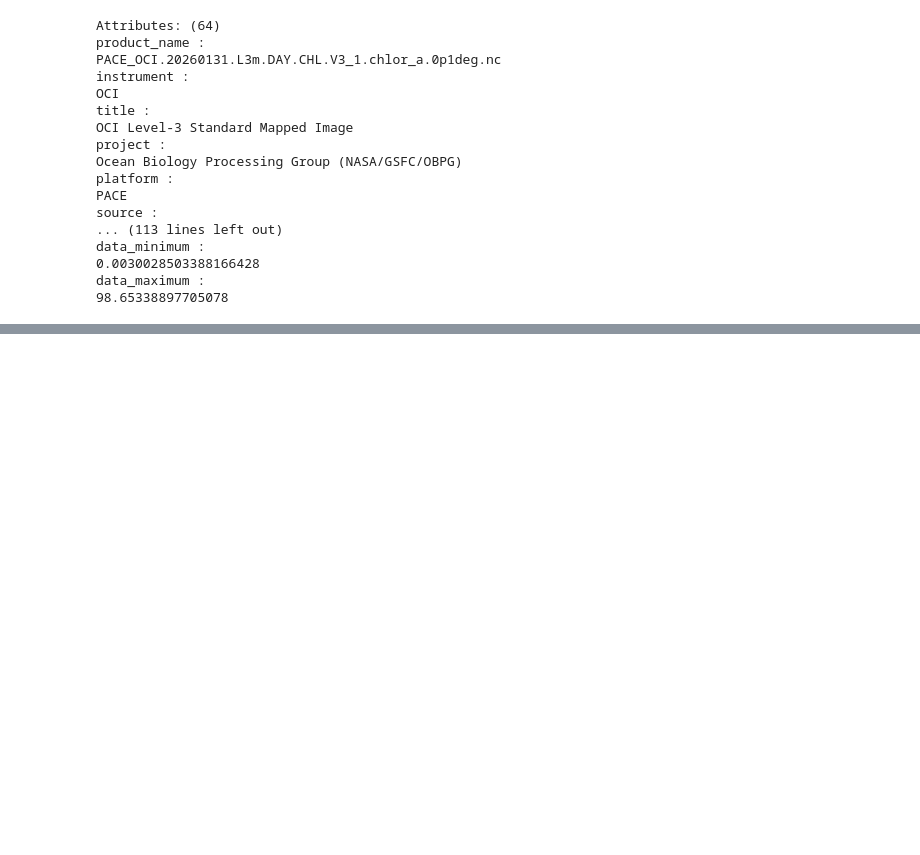
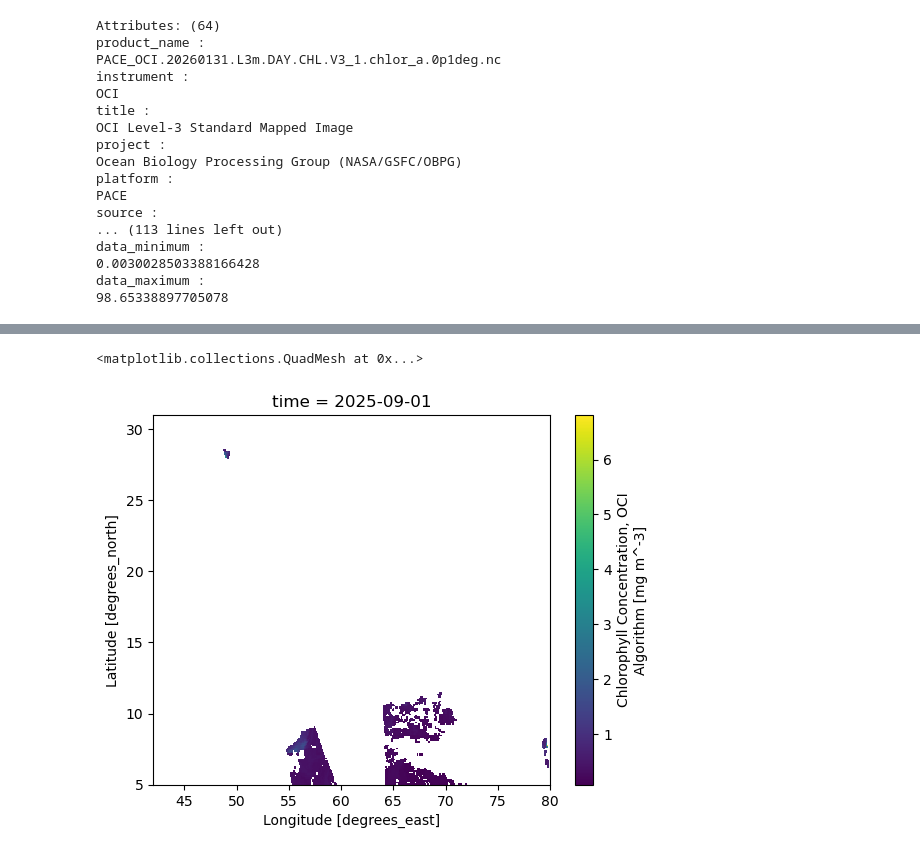
Before and after one commit to SAFS-Varanasi-Internship/mindthegap, a Jupyter notebook: contributor_folders/eli/PACE_CHL_batches.ipynb, the cells around one changed output, grey strips where cells are left out. Cells and saved outputs as stored; diff of their text form; code cells hidden in the pictures; blank space fills up the shorter version.

```diff
--- a/contributor_folders/eli/PACE_CHL_batches.ipynb
+++ b/contributor_folders/eli/PACE_CHL_batches.ipynb
@@ -323,3 +323,23 @@ data_minimum :
 0.0030028503388166428
 data_maximum :
 98.65338897705078
+# %%
+## RRS
+
+ds = create_ds()
+
+# Define bounding box
+lat_min, lat_max = 5, 31
+lon_min, lon_max = 42, 80
+
+rrs_ds = ds.sel(
+    lat=slice(lat_max, lat_min),
+    lon=slice(lon_min,lon_max),
+    wavelength=717).drop_vars(["palette", "wavelength"])
+
+ds512 = create_ds("PACE_OCI_L3M_CHL", "daily/0p1deg/chunks_512")
+
+chl_ds = ds512.sel(
+    lat=slice(lat_max, lat_min),
+    lon=slice(lon_min,lon_max)).drop_vars("palette")
+chl_ds
@@ -325,0 +387,5 @@ data_maximum :
+# %%
+chl_ds.chlor_a.sel(time="2025-09-01").plot()
+# %% [output]
+<matplotlib.collections.QuadMesh at 0x...>
+[figure, added]
```
Also changed, not shown: parts of 8 cells of this notebook, 12 other files.
